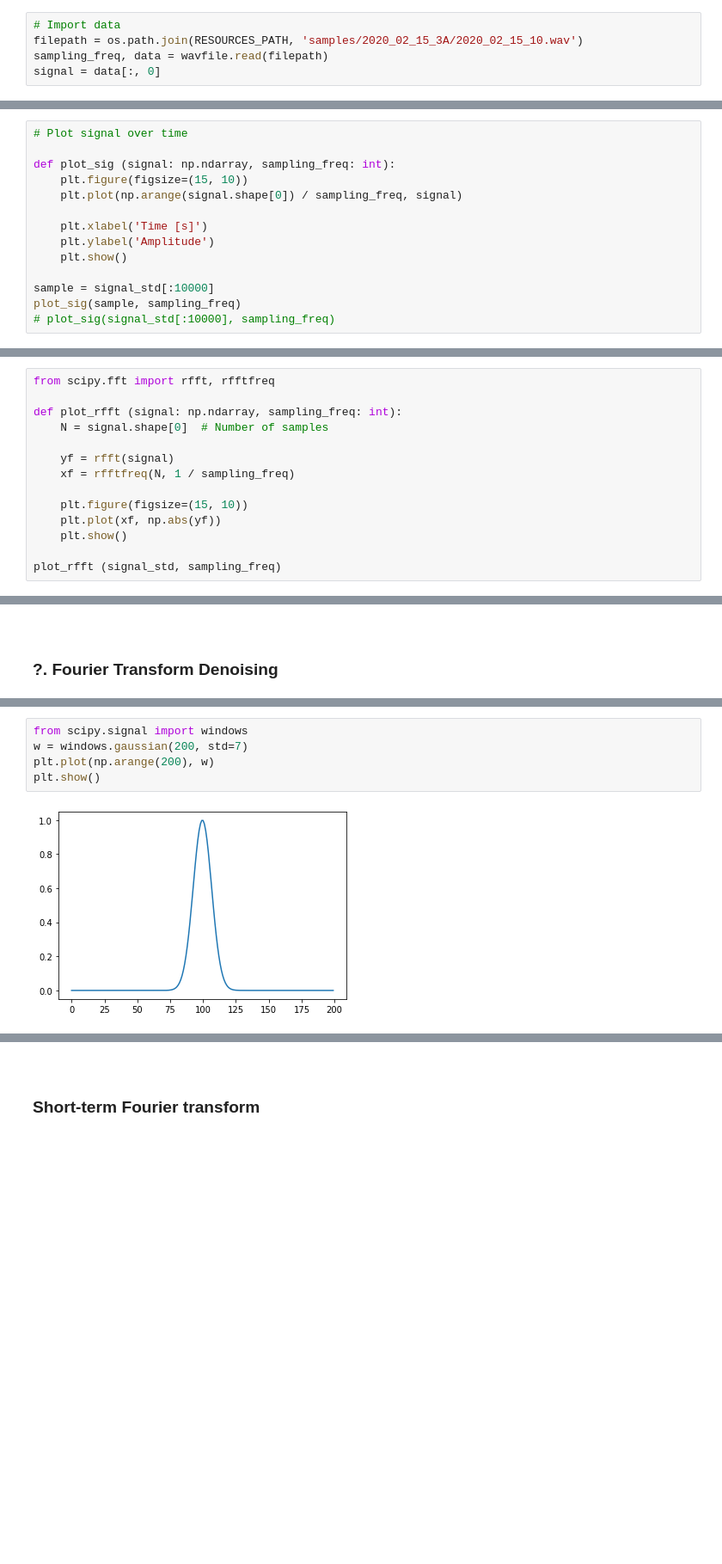
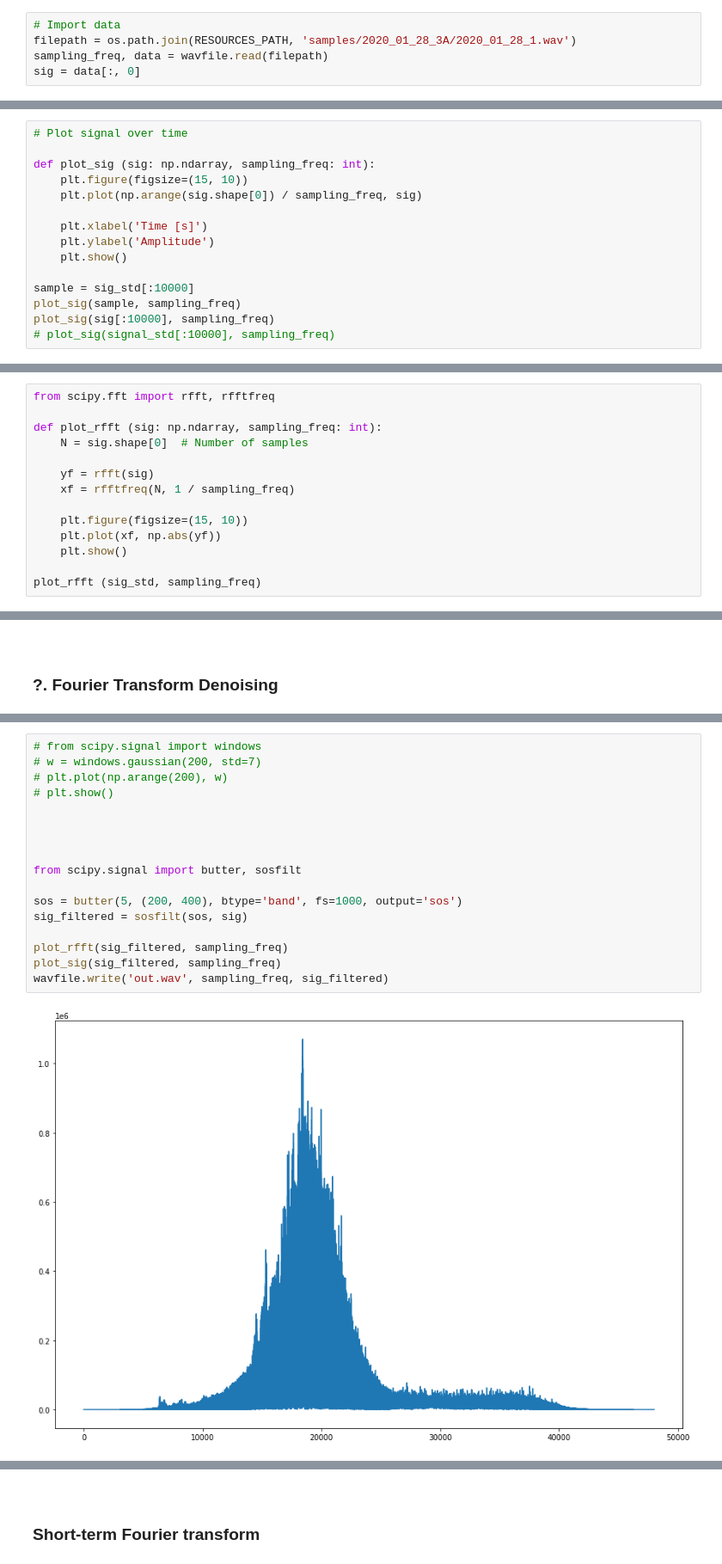
Before and after one commit to ahernot/data2021-bruits-mer, a Jupyter notebook: denoising.ipynb, the cells around one changed output, grey strips where cells are left out. Shown at 86% size. Drawn from its saved outputs; the diff is of its cells as text; blank space fills up the shorter version.

```diff
--- a/denoising.ipynb
+++ b/denoising.ipynb
@@ -76,9 +76,9 @@ for file in files_wav:
 ### 1.1. Import data
 # %%
 # Import data
-filepath = os.path.join(RESOURCES_PATH, 'samples/2020_02_15_3A/2020_02_15_10.wav')
+filepath = os.path.join(RESOURCES_PATH, 'samples/2020_01_28_3A/2020_01_28_1.wav')
 sampling_freq, data = wavfile.read(filepath)
-signal = data[:, 0]
+sig = data[:, 0]
 # %%
 from sklearn.preprocessing import StandardScaler
 
@@ -93,15 +93,16 @@ signal_std = scaler.transform(signal_reshaped).flatten()
 # %%
 # Plot signal over time
 
-def plot_sig (signal: np.ndarray, sampling_freq: int):
+def plot_sig (sig: np.ndarray, sampling_freq: int):
     plt.figure(figsize=(15, 10))
-    plt.plot(np.arange(signal.shape[0]) / sampling_freq, signal)
+    plt.plot(np.arange(sig.shape[0]) / sampling_freq, sig)
 
     plt.xlabel('Time [s]')
     plt.ylabel('Amplitude')
     plt.show()
 
-sample = signal_std[:10000]
+sample = sig_std[:10000]
 plot_sig(sample, sampling_freq)
+plot_sig(sig[:10000], sampling_freq)
 # plot_sig(signal_std[:10000], sampling_freq)
 # %% [output]
@@ -113,15 +115,15 @@ plot_sig(sample, sampling_freq)
 # %%
 from scipy.fft import rfft, rfftfreq
 
-def plot_rfft (signal: np.ndarray, sampling_freq: int):
-    N = signal.shape[0]  # Number of samples
+def plot_rfft (sig: np.ndarray, sampling_freq: int):
+    N = sig.shape[0]  # Number of samples
 
-    yf = rfft(signal)
+    yf = rfft(sig)
     xf = rfftfreq(N, 1 / sampling_freq)
 
     plt.figure(figsize=(15, 10))
     plt.plot(xf, np.abs(yf))
     plt.show()
 
-plot_rfft (signal_std, sampling_freq)
+plot_rfft (sig_std, sampling_freq)
 # %% [output]
@@ -203,7 +201,19 @@ wavfile.write('out_filtered.wav', sampling_freq, signal_filtered)
 # %%
-from scipy.signal import windows
-w = windows.gaussian(200, std=7)
-plt.plot(np.arange(200), w)
-plt.show()
+# from scipy.signal import windows
+# w = windows.gaussian(200, std=7)
+# plt.plot(np.arange(200), w)
+# plt.show()
+
+
+
+
+from scipy.signal import butter, sosfilt
+
+sos = butter(5, (200, 400), btype='band', fs=1000, output='sos')
+sig_filtered = sosfilt(sos, sig)
+
+plot_rfft(sig_filtered, sampling_freq)
+plot_sig(sig_filtered, sampling_freq)
+wavfile.write('out.wav', sampling_freq, sig_filtered)
 # %% [output]
-[figure, old version]
+[figure, new version]
```
Also changed, not shown: parts of 10 cells of this notebook, 2 other files.
